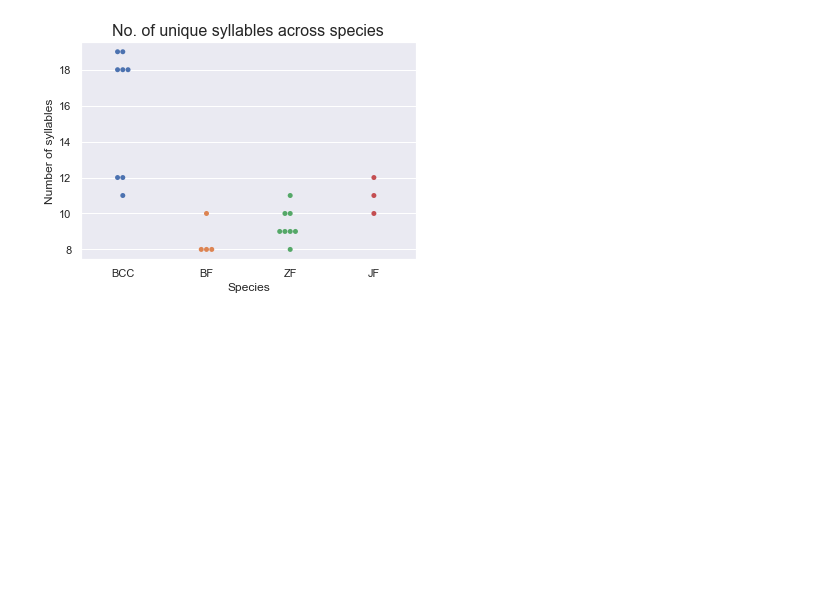
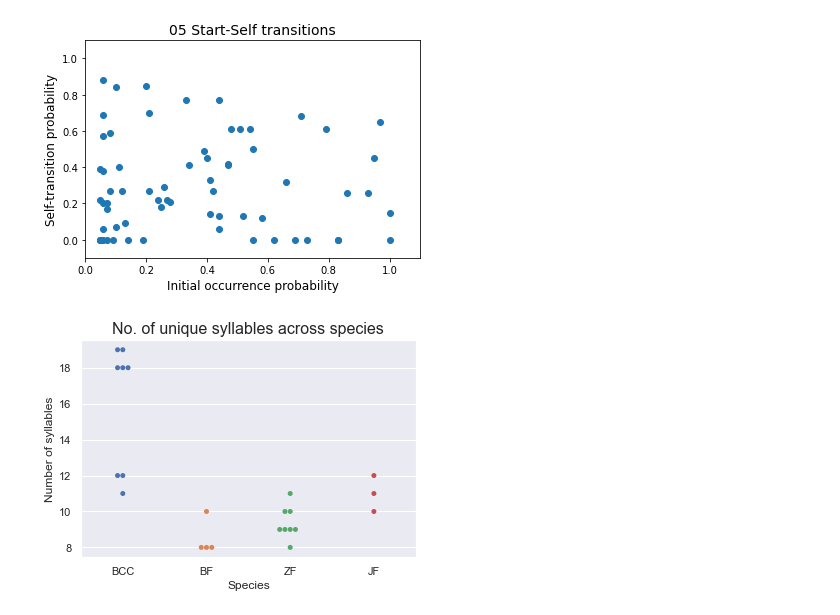
Before and after one commit to vasudha-kulkarni/IN-comparative-analysis, a Jupyter notebook: visualising_data.ipynb, the cells around one changed output. Drawn from its saved outputs; the diff is of its cells as text; code cells hidden in the pictures; blank space fills up the shorter version.

```diff
--- a/visualising_data.ipynb
+++ b/visualising_data.ipynb
@@ -18,4 +61,15 @@ Index(['Bird', 'Species', '#Syl', '#Trans', '#StartSyl', 'FraStartSyll',
       dtype='object')
+# %%
+plt.scatter(df['Start transition prob'], df['Self-transition prob'])
+plt.xlim(0, 1.1)
+plt.ylim(-0.1, 1.1)
+plt.xlabel('Initial occurrence probability', fontsize = 12)
+plt.ylabel('Self-transition probability', fontsize = 12)
+plt.title('05 Start-Self transitions', fontsize = 14)
+#plt.show()
+plt.savefig('05 Start-Self transitions.png', dpi = 600)
+# %% [output]
+[figure, added]
 # %%
 sns.set()
 
```
Also changed, not shown: parts of 4 cells of this notebook, 11 other files.
